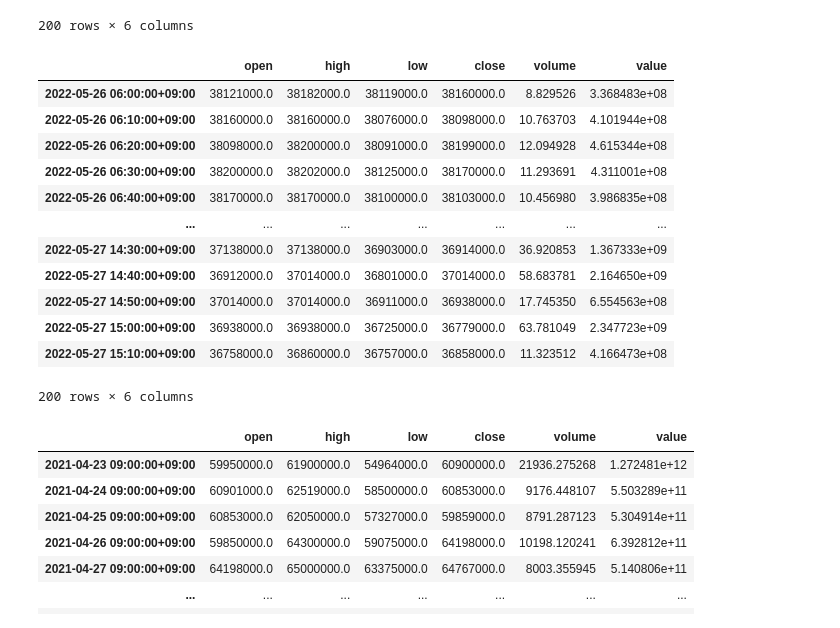
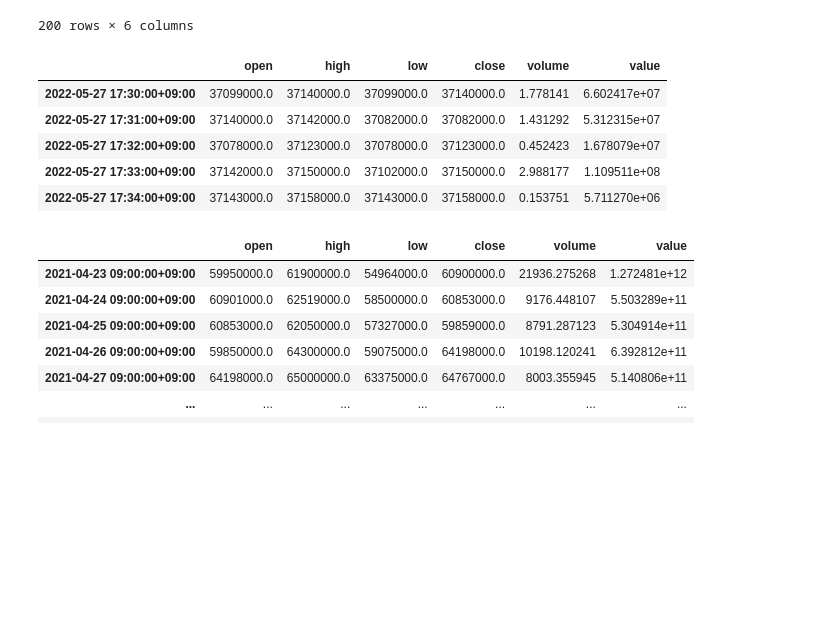
Before and after one commit to sajacaros/algo-trading, a Jupyter notebook: notebook/algo_trading_22_05_19.ipynb, the cells around one changed output. Cells and saved outputs as stored; diff of their text form; code cells hidden in the pictures; blank space fills up the shorter version.

```diff
--- a/notebook/algo_trading_22_05_19.ipynb
+++ b/notebook/algo_trading_22_05_19.ipynb
@@ -43,21 +43,14 @@ pyupbit.get_ohlcv("KRW-BTC", interval="day")
 | 2022-05-27 09:00:00+09:00 | 37662000.0 | 37889000.0 | 36725000.0 | 36858000.0 | 1523.540807 | 5.667437e+10 |
 200 rows × 6 columns
 # %%
-pyupbit.get_ohlcv("KRW-BTC", interval="minute10")
+pyupbit.get_ohlcv("KRW-BTC", interval="minute1").tail()
 # %% [output]
 |  | open | high | low | close | volume | value |
-| 2022-05-26 06:00:00+09:00 | 38121000.0 | 38182000.0 | 38119000.0 | 38160000.0 | 8.829526 | 3.368483e+08 |
-| 2022-05-26 06:10:00+09:00 | 38160000.0 | 38160000.0 | 38076000.0 | 38098000.0 | 10.763703 | 4.101944e+08 |
-| 2022-05-26 06:20:00+09:00 | 38098000.0 | 38200000.0 | 38091000.0 | 38199000.0 | 12.094928 | 4.615344e+08 |
-| 2022-05-26 06:30:00+09:00 | 38200000.0 | 38202000.0 | 38125000.0 | 38170000.0 | 11.293691 | 4.311001e+08 |
-| 2022-05-26 06:40:00+09:00 | 38170000.0 | 38170000.0 | 38100000.0 | 38103000.0 | 10.456980 | 3.986835e+08 |
-| ... | ... | ... | ... | ... | ... | ... |
-| 2022-05-27 14:30:00+09:00 | 37138000.0 | 37138000.0 | 36903000.0 | 36914000.0 | 36.920853 | 1.367333e+09 |
-| 2022-05-27 14:40:00+09:00 | 36912000.0 | 37014000.0 | 36801000.0 | 37014000.0 | 58.683781 | 2.164650e+09 |
-| 2022-05-27 14:50:00+09:00 | 37014000.0 | 37014000.0 | 36911000.0 | 36938000.0 | 17.745350 | 6.554563e+08 |
-| 2022-05-27 15:00:00+09:00 | 36938000.0 | 36938000.0 | 36725000.0 | 36779000.0 | 63.781049 | 2.347723e+09 |
-| 2022-05-27 15:10:00+09:00 | 36758000.0 | 36860000.0 | 36757000.0 | 36858000.0 | 11.323512 | 4.166473e+08 |
+| 2022-05-27 17:30:00+09:00 | 37099000.0 | 37140000.0 | 37099000.0 | 37140000.0 | 1.778141 | 6.602417e+07 |
+| 2022-05-27 17:31:00+09:00 | 37140000.0 | 37142000.0 | 37082000.0 | 37082000.0 | 1.431292 | 5.312315e+07 |
+| 2022-05-27 17:32:00+09:00 | 37078000.0 | 37123000.0 | 37078000.0 | 37123000.0 | 0.452423 | 1.678079e+07 |
+| 2022-05-27 17:33:00+09:00 | 37142000.0 | 37150000.0 | 37102000.0 | 37150000.0 | 2.988177 | 1.109511e+08 |
+| 2022-05-27 17:34:00+09:00 | 37143000.0 | 37158000.0 | 37143000.0 | 37158000.0 | 0.153751 | 5.711270e+06 |
-200 rows × 6 columns
 # %%
 pyupbit.get_ohlcv("KRW-BTC", interval="day", count=400)
 # %% [output]
```
Also changed, not shown: parts of 8 cells of this notebook, 1 other file.
